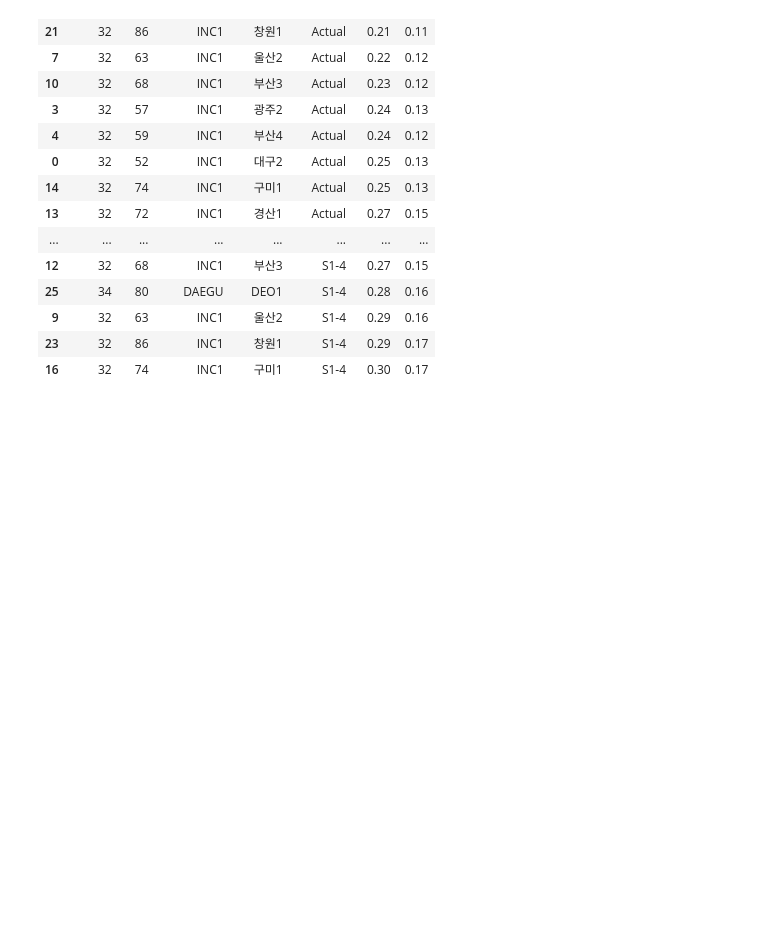
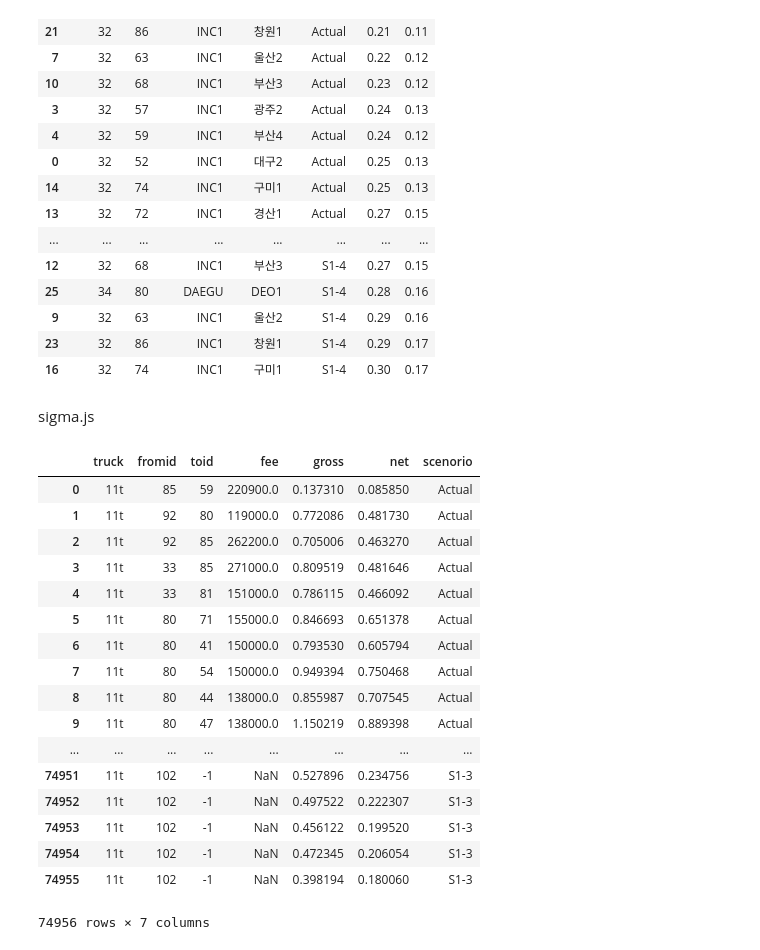
Before and after one commit to HarperKoo/django_angular, a Jupyter notebook: monitor/pandas_json.ipynb, the cells around one changed output. Cells and saved outputs as stored; diff of their text form; code cells hidden in the pictures; blank space fills up the shorter version.

Commit message:
add sigmajs

```diff
--- a/monitor/pandas_json.ipynb
+++ b/monitor/pandas_json.ipynb
@@ -193,3 +193,5 @@ out2
 | 9 | 32 | 63 | INC1 | 울산2 | S1-4 | 0.29 | 0.16 |
 | 23 | 32 | 86 | INC1 | 창원1 | S1-4 | 0.29 | 0.17 |
 | 16 | 32 | 74 | INC1 | 구미1 | S1-4 | 0.30 | 0.17 |
+# %% [markdown]
+sigma.js
@@ -195,0 +205,21 @@ out2
+# %%
+df
+# %% [output]
+|  | truck | fromid | toid | fee | gross | net | scenorio |
+| 0 | 11t | 85 | 59 | 220900.0 | 0.137310 | 0.085850 | Actual |
+| 1 | 11t | 92 | 80 | 119000.0 | 0.772086 | 0.481730 | Actual |
+| 2 | 11t | 92 | 85 | 262200.0 | 0.705006 | 0.463270 | Actual |
+| 3 | 11t | 33 | 85 | 271000.0 | 0.809519 | 0.481646 | Actual |
+| 4 | 11t | 33 | 81 | 151000.0 | 0.786115 | 0.466092 | Actual |
+| 5 | 11t | 80 | 71 | 155000.0 | 0.846693 | 0.651378 | Actual |
+| 6 | 11t | 80 | 41 | 150000.0 | 0.793530 | 0.605794 | Actual |
+| 7 | 11t | 80 | 54 | 150000.0 | 0.949394 | 0.750468 | Actual |
+| 8 | 11t | 80 | 44 | 138000.0 | 0.855987 | 0.707545 | Actual |
+| 9 | 11t | 80 | 47 | 138000.0 | 1.150219 | 0.889398 | Actual |
+| ... | ... | ... | ... | ... | ... | ... | ... |
+| 74951 | 11t | 102 | -1 | NaN | 0.527896 | 0.234756 | S1-3 |
+| 74952 | 11t | 102 | -1 | NaN | 0.497522 | 0.222307 | S1-3 |
+| 74953 | 11t | 102 | -1 | NaN | 0.456122 | 0.199520 | S1-3 |
+| 74954 | 11t | 102 | -1 | NaN | 0.472345 | 0.206054 | S1-3 |
+| 74955 | 11t | 102 | -1 | NaN | 0.398194 | 0.180060 | S1-3 |
+74956 rows × 7 columns
```
Also changed, not shown: parts of 17 cells of this notebook, 6 other files.
